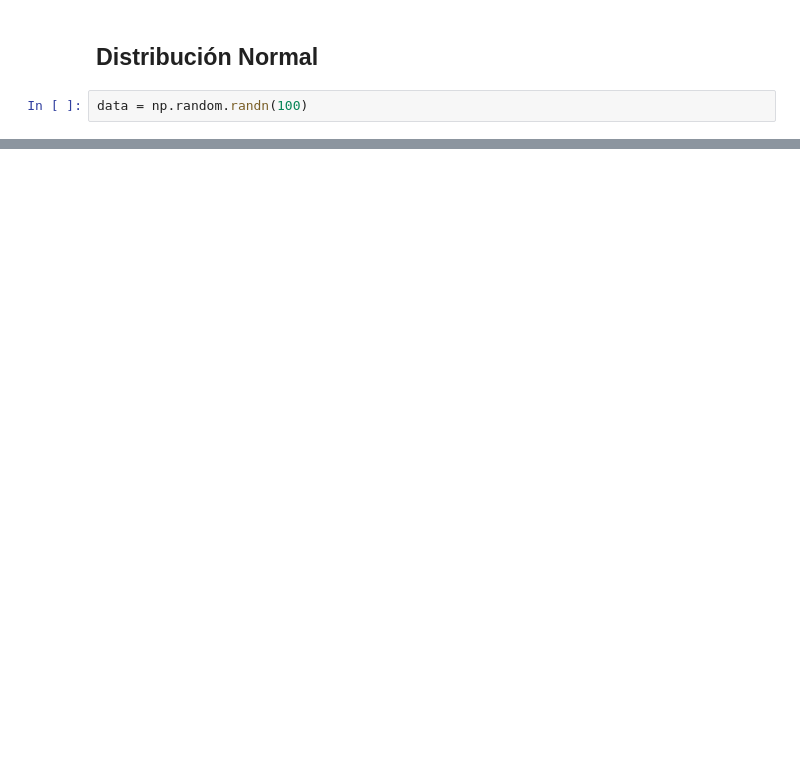
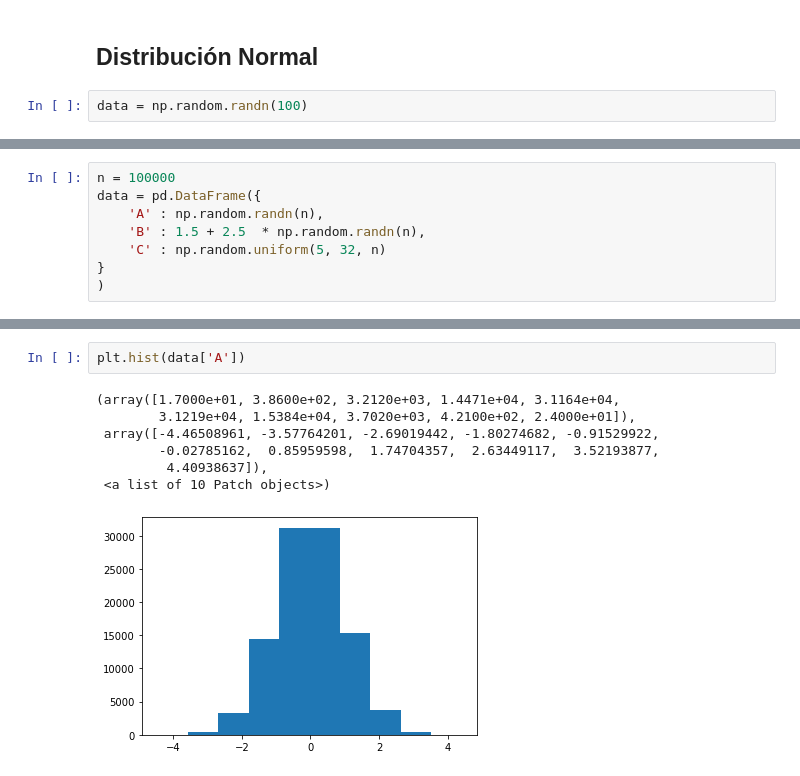
Before and after one commit to CarlosG4rc/ml-curso, a Jupyter notebook: Uno/T2 - 2 - Data Cleaning - Funciones de distribución de probabilidad.ipynb, the cells around one changed output, grey strips where cells are left out. Saved outputs shown, nothing was run; the diff lists cells and outputs as text; blank space fills up the shorter version.

```diff
--- a/Uno/T2 - 2 - Data Cleaning - Funciones de distribución de probabilidad.ipynb
+++ b/Uno/T2 - 2 - Data Cleaning - Funciones de distribución de probabilidad.ipynb
@@ -68,0 +108,8 @@ array([[-0.53937663, -0.88076063,  1.16332534,  0.16660104],
+# %%
+n = 100000
+data = pd.DataFrame({
+    'A' : np.random.randn(n),
+    'B' : 1.5 + 2.5  * np.random.randn(n),
+    'C' : np.random.uniform(5, 32, n)
+}
+)
@@ -68,0 +128,10 @@ array([[-0.53937663, -0.88076063,  1.16332534,  0.16660104],
+# %%
+plt.hist(data['A'])
+# %% [output]
+(array([1.7000e+01, 3.8600e+02, 3.2120e+03, 1.4471e+04, 3.1164e+04,
+        3.1219e+04, 1.5384e+04, 3.7020e+03, 4.2100e+02, 2.4000e+01]),
+ array([-4.46508961, -3.57764201, -2.69019442, -1.80274682, -0.91529922,
+        -0.02785162,  0.85959598,  1.74704357,  2.63449117,  3.52193877,
+         4.40938637]),
+ <a list of 10 Patch objects>)
+[figure, added]
```
Also changed, not shown: parts of 22 cells of this notebook, 1 other file.
